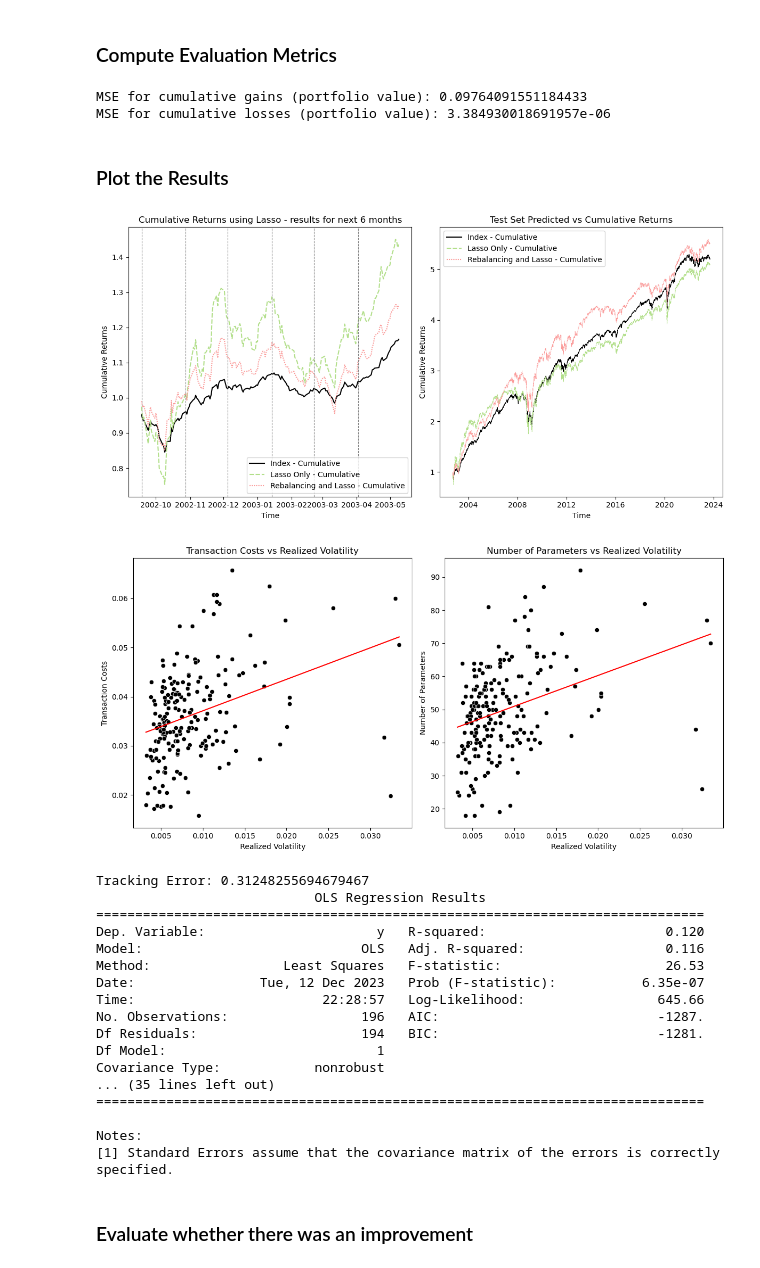
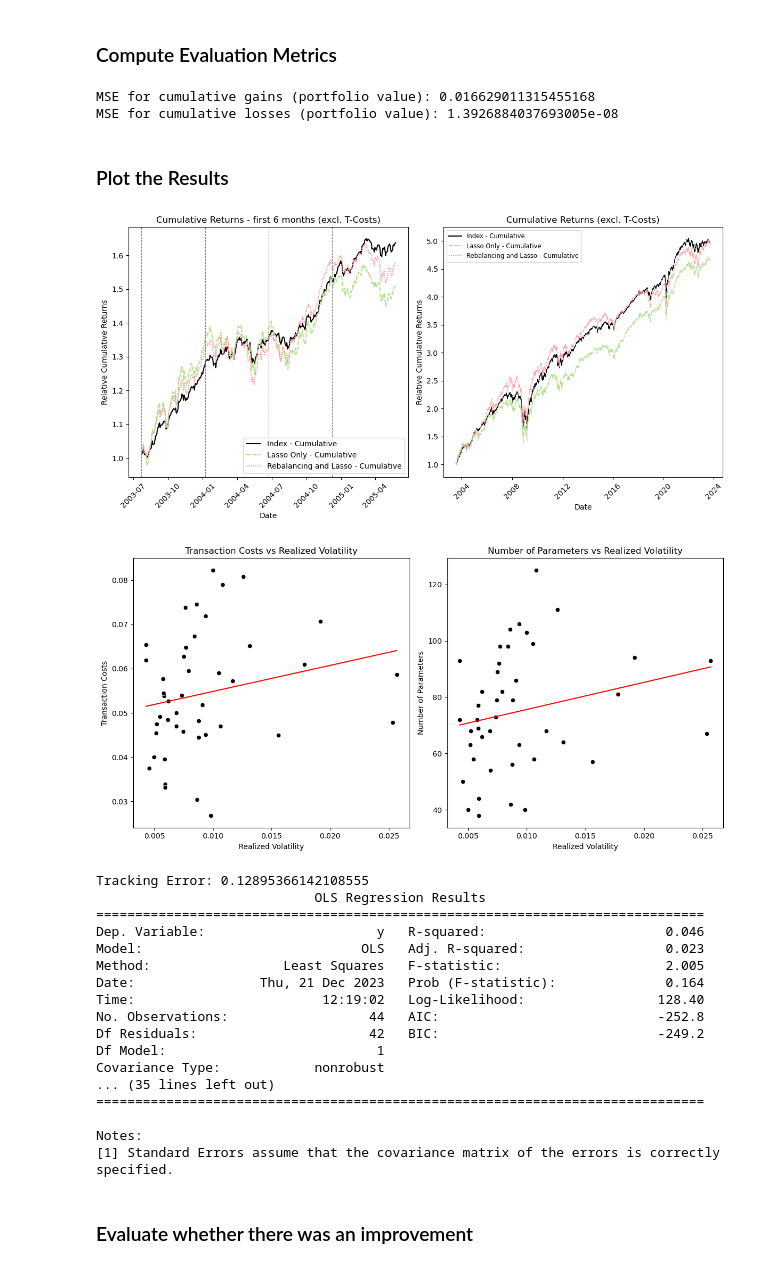
Before and after one commit to alexander-schaller/financial-machine-learning-projects-group2, a Jupyter notebook: Benchmark.ipynb, the cells around one changed output. Saved outputs shown, nothing was run; the diff lists cells and outputs as text; code cells hidden in the pictures.

```diff
--- a/Benchmark.ipynb
+++ b/Benchmark.ipynb
@@ -30,8 +30,8 @@ np.random.seed(25)
 # np.random.seed(42)
 
 # Rebalancing Parameters
-REBALANCE_PERIOD = 28
-LAGGED_PERIODS = 5
+REBALANCE_PERIOD = 120
+LAGGED_PERIODS = 3
 TOTAL_REBALANCE_DAYS = REBALANCE_PERIOD*LAGGED_PERIODS
 
 # Other
@@ -76,7 +77,10 @@ metrics = pd.DataFrame(columns=["Lasso Only", "Lasso + Least Squares", "Rebalanc
 ### Plotting the Random Index Returns and Cumulative Returns
 # %%
 # Calculate cumulative portfolio returns
-results["Index - Cumulative"] = 1 + np.cumsum(Y)
+zero = np.zeros_like(Y)
+zero[TOTAL_REBALANCE_DAYS:] = 1 + np.cumsum(Y[TOTAL_REBALANCE_DAYS:])
+results["Index - Cumulative"] = zero
+T_costs["Index"] = 0
 
 # Plotting
 plt.figure(figsize=FIG_SIZE)
@@ -419,47 +430,51 @@ drawdown_test = compute_rel_drawdown(cum_returns_pred_final)
 metrics["Rebalancing and Lasso"]["Tracking Error"] = np.std(cum_returns_pred_final - cum_returns_real)
 metrics["Rebalancing and Lasso"]["Relative Drawdown"] = drawdown_test
 metrics["Rebalancing and Lasso"]["T-Costs"] = np.sum(t_costs)
+T_costs["Rebalancing and Lasso"] = t_costs
 # %% [output]
-MSE for cumulative gains (portfolio value): 0.09764091551184433
-MSE for cumulative losses (portfolio value): 3.384930018691957e-06
+MSE for cumulative gains (portfolio value): 0.016629011315455168
+MSE for cumulative losses (portfolio value): 1.3926884037693005e-08
 # %% [markdown]
 ### Plot the Results
 # %%
 plt.figure(figsize=FIG_SIZE)
 
 palette = ["Black"] + [sns.color_palette("Paired")[2]] + [sns.color_palette("Paired")[4]]
 
 plt.subplot(1, 2, 2)
 sns.lineplot(data=results[["Index - Cumulative", "Lasso Only - Cumulative", "Rebalancing and Lasso - Cumulative"]][TOTAL_REBALANCE_DAYS:], linewidth=0.7, palette=palette)
-plt.xlabel('Time')
-plt.ylabel('Cumulative Returns')
-plt.title('Test Set Predicted vs Cumulative Returns')
-plt.legend()
+plt.xlabel('Date')
+plt.ylabel('Relative Cumulative Returns')
+plt.title('Cumulative Returns (excl. T-Costs)')
+plt.xticks(rotation=45)
+plt.legend(fontsize='small')
 
 # Plot the cumulative returns
 plt.subplot(1, 2, 1)
 
 sns.lineplot(data=results[["Index - Cumulative", "Lasso Only - Cumulative", "Rebalancing and Lasso - Cumulative"]][TOTAL_REBALANCE_DAYS:2*TOTAL_REBALANCE_DAYS + REBALANCE_PERIOD], palette=palette)
 
 # Mark every 5*28 data points with a vertical line
 for i in range(TOTAL_REBALANCE_DAYS, 2*TOTAL_REBALANCE_DAYS + REBALANCE_PERIOD, REBALANCE_PERIOD):
     plt.axvline(results.index.values[i], color='gray', linestyle='--', linewidth=0.8)
 
-plt.xlabel('Time')
-plt.ylabel('Cumulative Returns')
-plt.title('Cumulative Returns using Lasso - results for next 6 months')
+plt.xlabel('Date')
+plt.ylabel('Relative Cumulative Returns')
+plt.title('Cumulative Returns - first 6 months (excl. T-Costs)')
+plt.xticks(rotation=45)
+plt.legend(loc='lower right', fontsize='small')
 
 # Adjust legend font size
 plt.legend(fontsize=8)
 
 # Position the legend in the upper-left corner
 plt.legend(loc='lower right')
 
 # Adjust layout to prevent overlap
 plt.tight_layout()
 plt.show()
 # %% [output]
-[figure, old version]
+[figure, new version]
 # %%
 plt.figure(figsize=FIG_SIZE)
 
@@ -499,17 +514,17 @@ print(sm.OLS(t_costs, realized_vol_const).fit().summary())
 
 print(sm.OLS(num_params, realized_vol_const).fit().summary())
 # %% [output]
-[figure, old version]
+[figure, new version]
-Tracking Error: 0.31248255694679467
+Tracking Error: 0.12895366142108555
                             OLS Regression Results
 ==============================================================================
-Dep. Variable:                      y   R-squared:                       0.120
-Model:                            OLS   Adj. R-squared:                  0.116
-Method:                 Least Squares   F-statistic:                     26.53
-Date:                Tue, 12 Dec 2023   Prob (F-statistic):           6.35e-07
-Time:                        22:28:57   Log-Likelihood:                 645.66
-No. Observations:                 196   AIC:                            -1287.
-Df Residuals:                     194   BIC:                            -1281.
+Dep. Variable:                      y   R-squared:                       0.046
+Model:                            OLS   Adj. R-squared:                  0.023
+Method:                 Least Squares   F-statistic:                     2.005
+Date:                Thu, 21 Dec 2023   Prob (F-statistic):              0.164
+Time:                        12:19:02   Log-Likelihood:                 128.40
+No. Observations:                  44   AIC:                            -252.8
+Df Residuals:                      42   BIC:                            -249.2
 Df Model:                           1
 Covariance Type:            nonrobust
 ... (35 lines left out)
```
Also changed, not shown: parts of 16 cells of this notebook, 1 other file.
